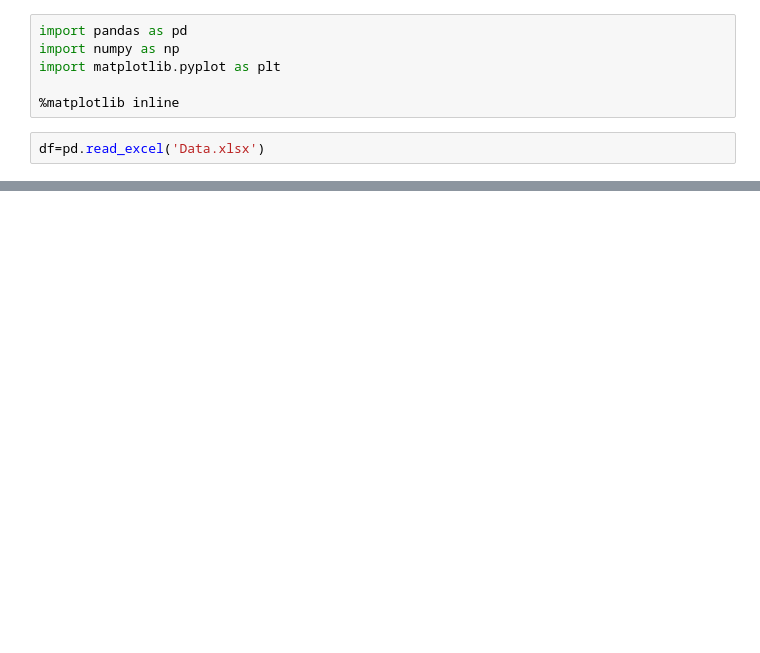
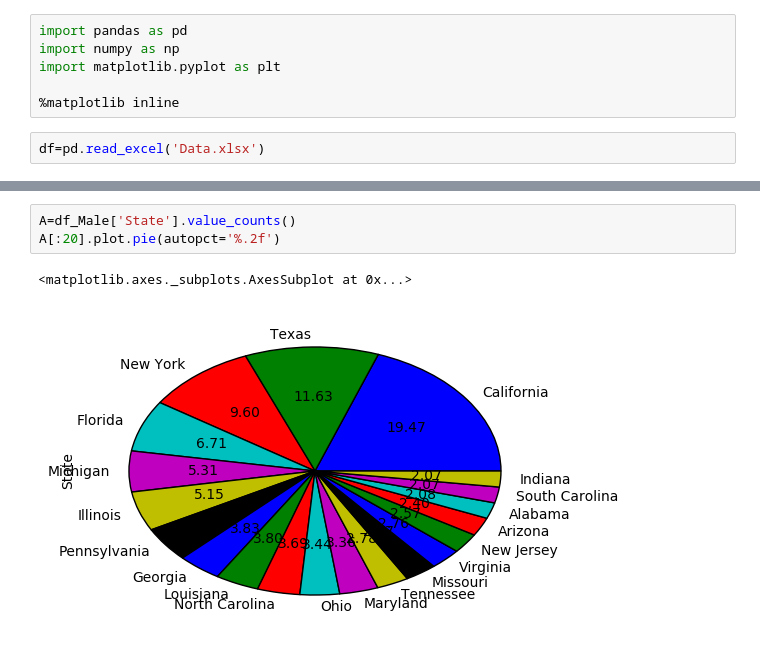
Before and after one commit to 7ZY7/BIO419-final-project, a Jupyter notebook: code .ipynb, the cells around one changed output, grey strips where cells are left out. Drawn from its saved outputs; the diff is of its cells as text; blank space fills up the shorter version.

```diff
--- a/code .ipynb
+++ b/code .ipynb
@@ -51,0 +57,6 @@ dtype: int64
+# %%
+A=df_Male['State'].value_counts()
+A[:20].plot.pie(autopct='%.2f')
+# %% [output]
+<matplotlib.axes._subplots.AxesSubplot at 0x...>
+[figure, added]
```
Also changed, not shown: parts of 5 cells of this notebook, 1 other file.
